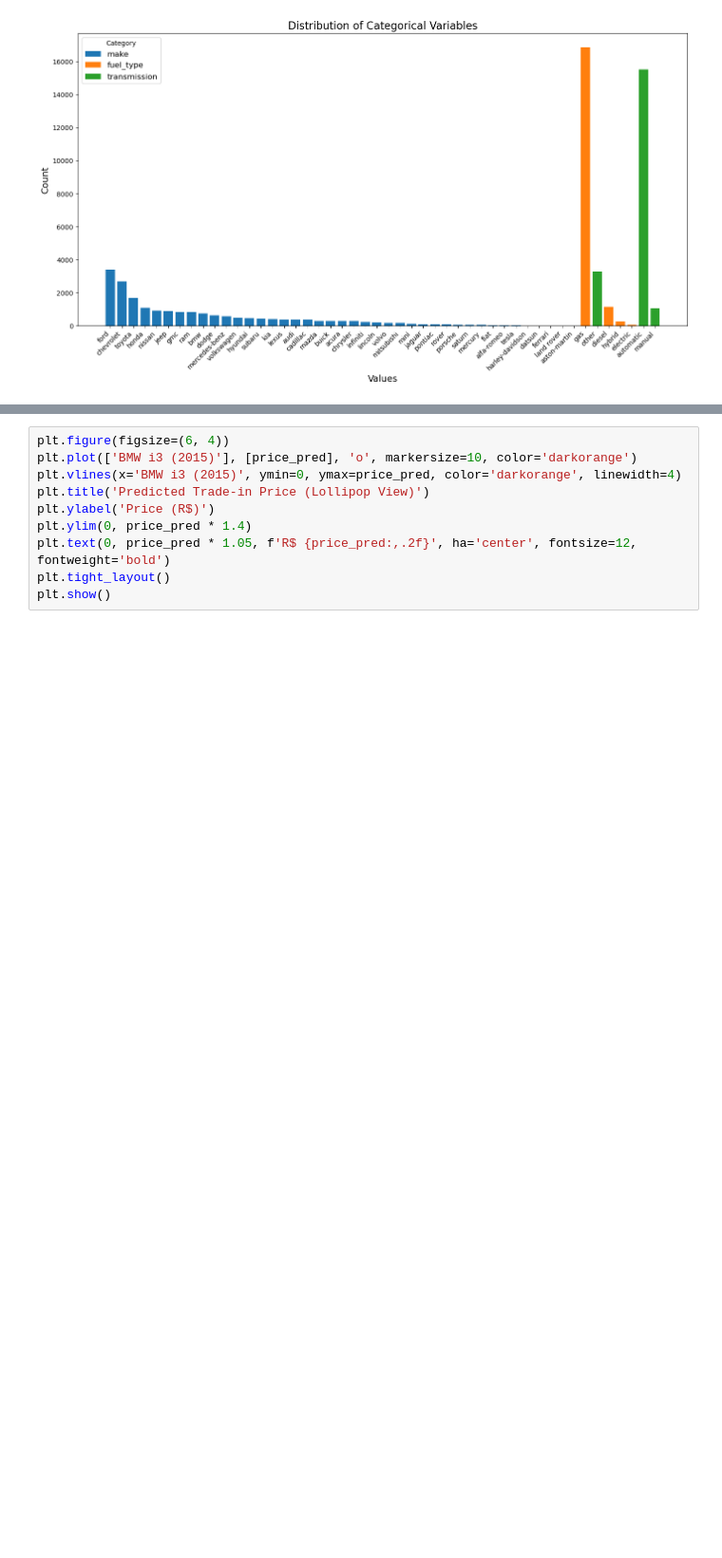
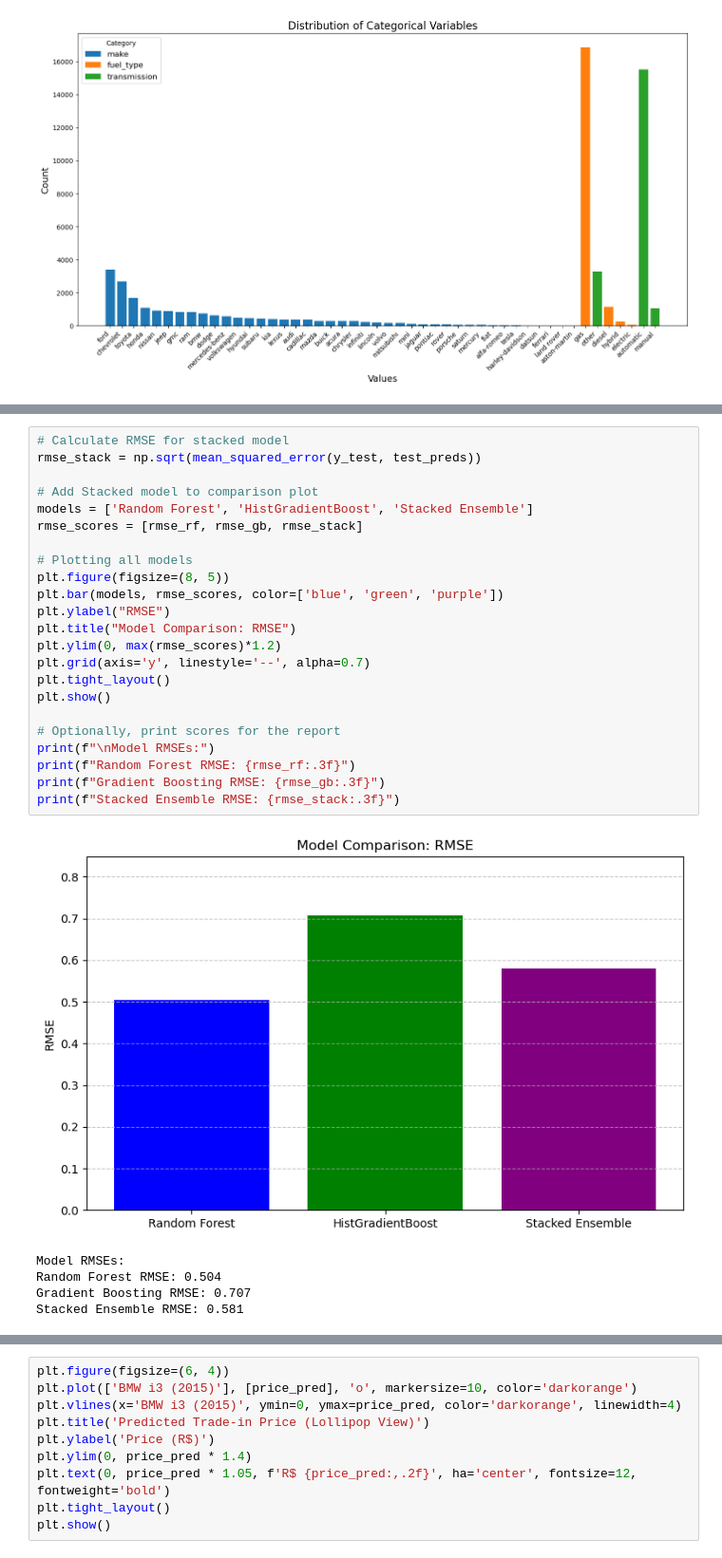
Before and after one commit to bragayuri/strategic-thinking-ca-1, a Jupyter notebook: prediction-tool-final.ipynb, the cells around one changed output, grey strips where cells are left out. Shown: that part at 95% size. Saved outputs shown, nothing was run; the diff lists cells and outputs as text; blank space fills up the shorter version.

```diff
--- a/prediction-tool-final.ipynb
+++ b/prediction-tool-final.ipynb
@@ -440,3 +443,32 @@ Test R²: 0.765
+# %%
+# Calculate RMSE for stacked model
+rmse_stack = np.sqrt(mean_squared_error(y_test, test_preds))
+
+# Add Stacked model to comparison plot
+models = ['Random Forest', 'HistGradientBoost', 'Stacked Ensemble']
+rmse_scores = [rmse_rf, rmse_gb, rmse_stack]
+
+# Plotting all models
+plt.figure(figsize=(8, 5))
+plt.bar(models, rmse_scores, color=['blue', 'green', 'purple'])
+plt.ylabel("RMSE")
+plt.title("Model Comparison: RMSE")
+plt.ylim(0, max(rmse_scores)*1.2)
+plt.grid(axis='y', linestyle='--', alpha=0.7)
+plt.tight_layout()
+plt.show()
+
+# Optionally, print scores for the report
+print(f"\nModel RMSEs:")
+print(f"Random Forest RMSE: {rmse_rf:.3f}")
+print(f"Gradient Boosting RMSE: {rmse_gb:.3f}")
+print(f"Stacked Ensemble RMSE: {rmse_stack:.3f}")
+# %% [output]
+[figure, added]
+Model RMSEs:
+Random Forest RMSE: 0.504
+Gradient Boosting RMSE: 0.707
+Stacked Ensemble RMSE: 0.581
 # %%
 import joblib
 
```
Also changed, not shown: parts of 6 cells of this notebook.
